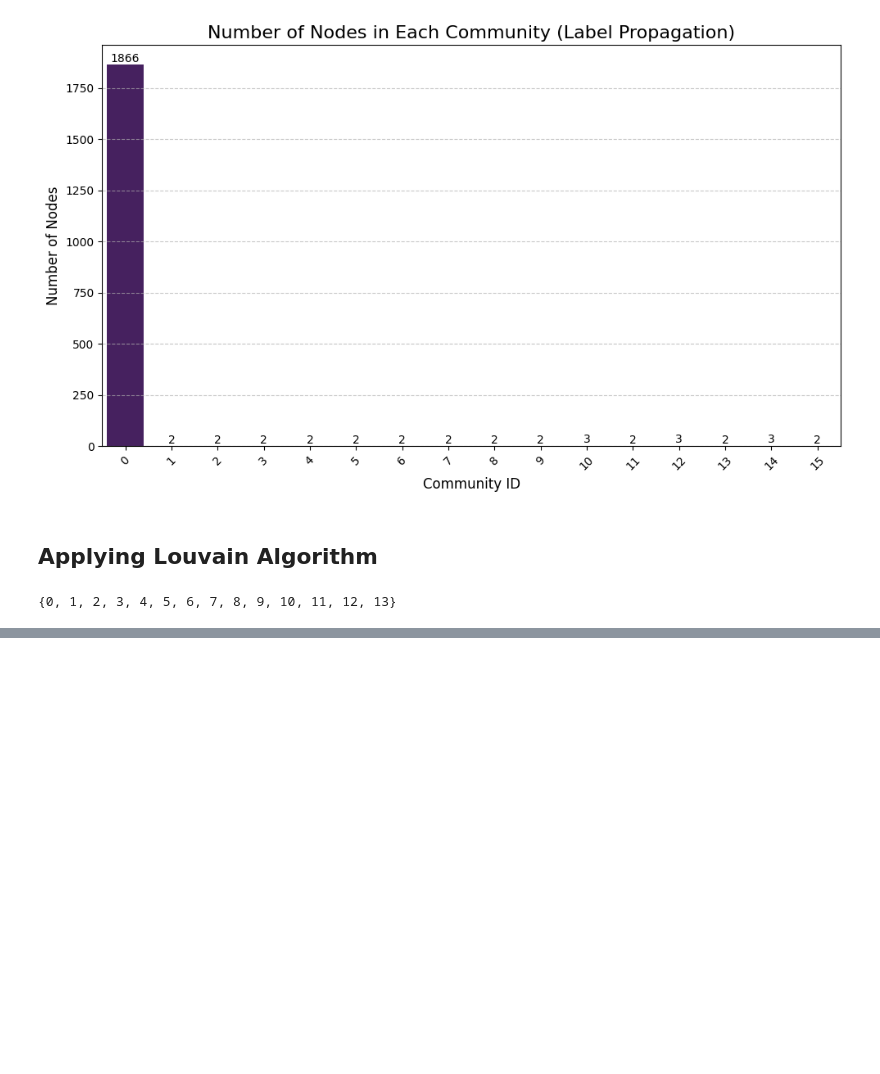
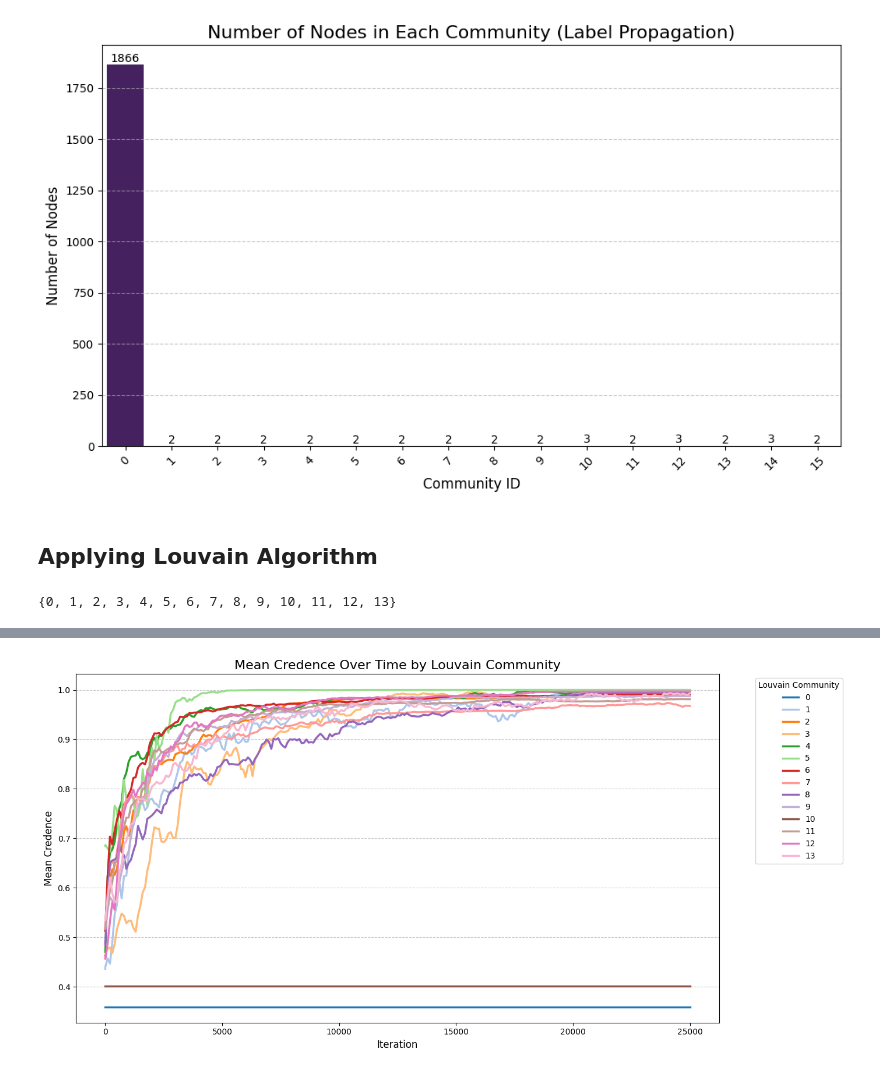
Before and after one commit to Prudhvivuda/polygraphs-analysis-scripts, a Jupyter notebook: community_detection/community_detection.ipynb, the cells around one changed output, grey strips where cells are left out. Saved outputs shown, nothing was run; the diff lists cells and outputs as text; code cells hidden in the pictures; blank space fills up the shorter version.

```diff
--- a/community_detection/community_detection.ipynb
+++ b/community_detection/community_detection.ipynb
@@ -194,0 +197,3 @@ Passing `palette` without assigning `hue` is deprecated and will be removed in v
+# %%
+# Collect Belief Data
+beliefs = processor.beliefs[99]
@@ -194,0 +217,3 @@ Passing `palette` without assigning `hue` is deprecated and will be removed in v
+# %%
+beliefs = beliefs.reset_index()
+beliefs.head()
@@ -194,0 +227,32 @@ Passing `palette` without assigning `hue` is deprecated and will be removed in v
+# %%
+# Assign Louvain community to each node
+beliefs["louvain_community"] = beliefs["node"].map(louvain_community_mapping)
+
+louvain_beliefs = beliefs.copy()
+# %%
+# Compute mean credence per Louvain community at each iteration
+mean_credence_by_community = (
+    louvain_beliefs.groupby(["louvain_community", "iteration"])
+    .agg(mean_credence=("beliefs", "mean"))
+    .reset_index()
+)
+
+# Plot mean credence for each community
+plt.figure(figsize=(14, 7))
+sns.lineplot(data=mean_credence_by_community,
+             x="iteration",
+             y="mean_credence",
+             hue="louvain_community",
+             palette="tab20",
+             lw=2.5)
+
+# Add titles and labels
+plt.title("Mean Credence Over Time by Louvain Community", fontsize=16)
+plt.xlabel("Iteration", fontsize=12)
+plt.ylabel("Mean Credence", fontsize=12)
+plt.legend(title="Louvain Community", bbox_to_anchor=(1.05, 1), loc="upper left")
+plt.grid(axis="y", linestyle="--", alpha=0.7)
+plt.tight_layout()
+plt.show()
+# %% [output]
+[figure, added]
```
Also changed, not shown: parts of 9 cells of this notebook.
